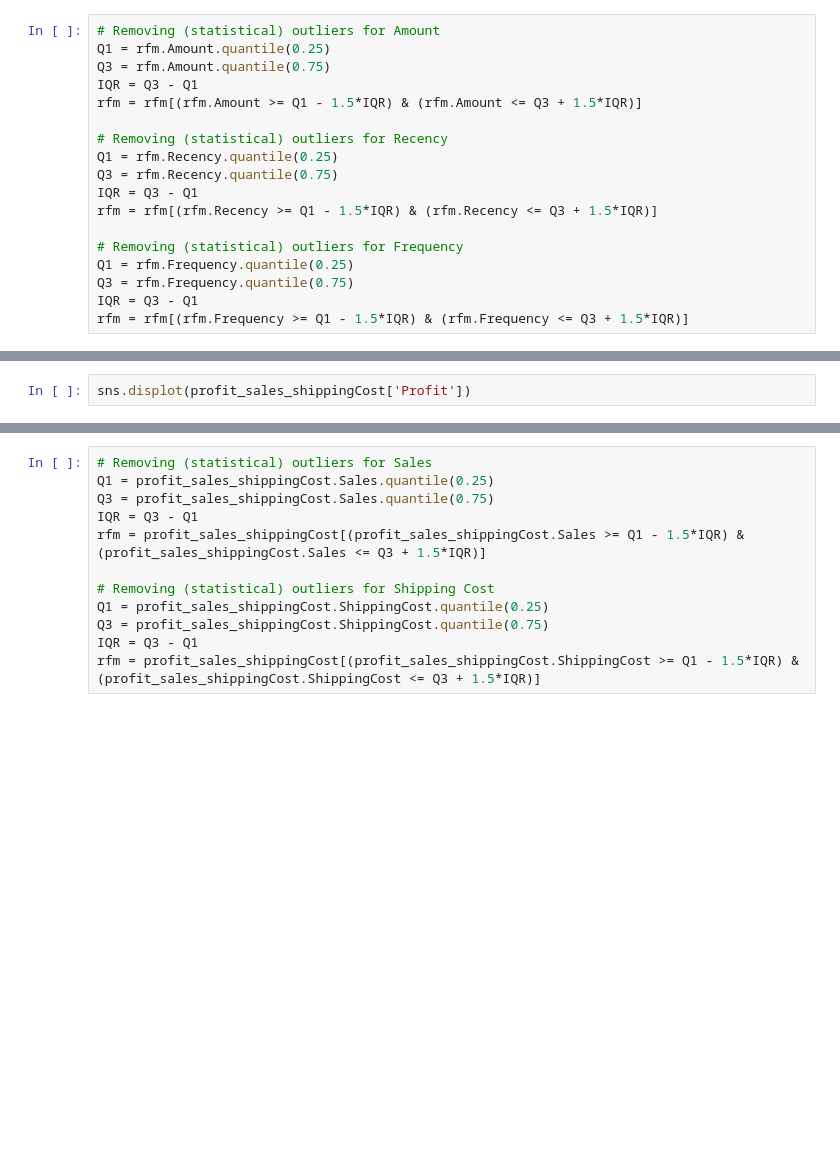
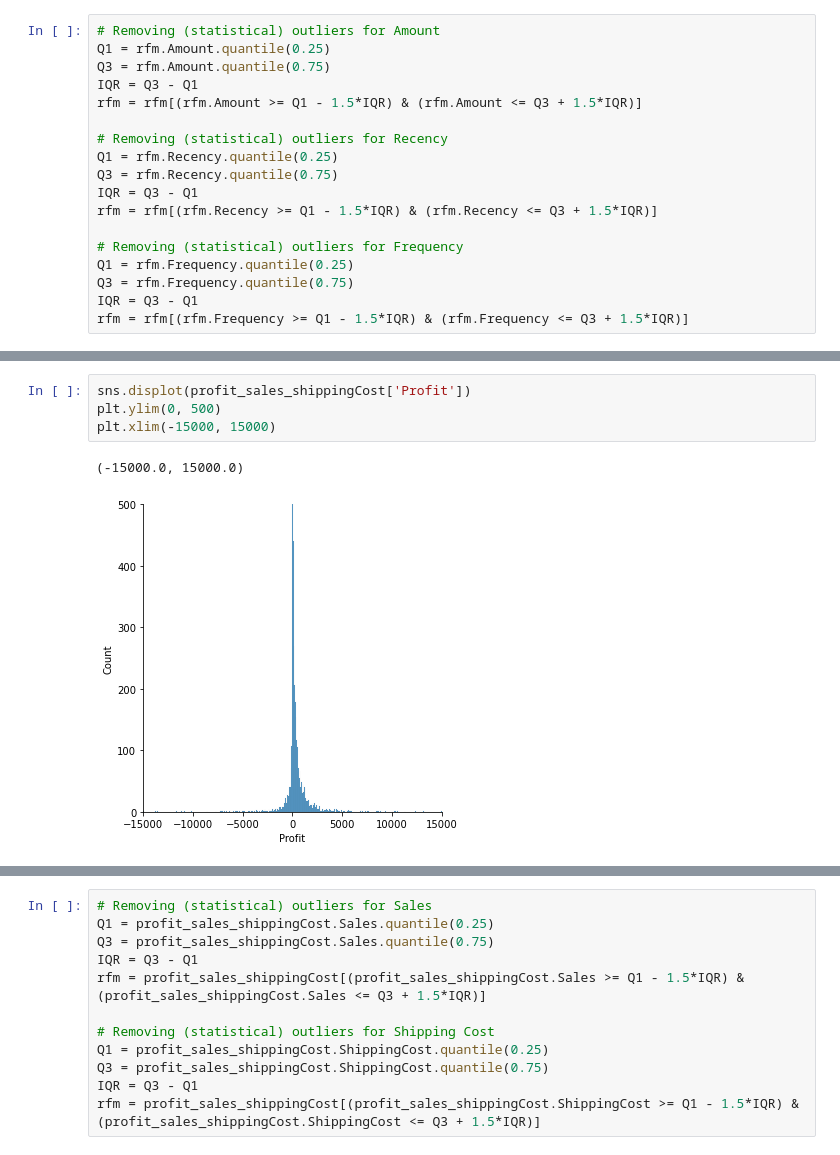
Before and after one commit to TuanDinhLe/DataMining, a Jupyter notebook: DataMining.ipynb, the cells around one changed output, grey strips where cells are left out. Drawn from its saved outputs; the diff is of its cells as text; blank space fills up the shorter version.

```diff
--- a/DataMining.ipynb
+++ b/DataMining.ipynb
@@ -294,4 +537,9 @@ plt.xlabel("Attributes", fontweight = 'bold')
 # %%
 sns.displot(profit_sales_shippingCost['Profit'])
+plt.ylim(0, 500)
+plt.xlim(-15000, 15000)
+# %% [output]
+(-15000.0, 15000.0)
+[figure, added]
 # %%
 sns.displot(profit_sales_shippingCost['Sales'])
```
Also changed, not shown: parts of 77 cells of this notebook.
